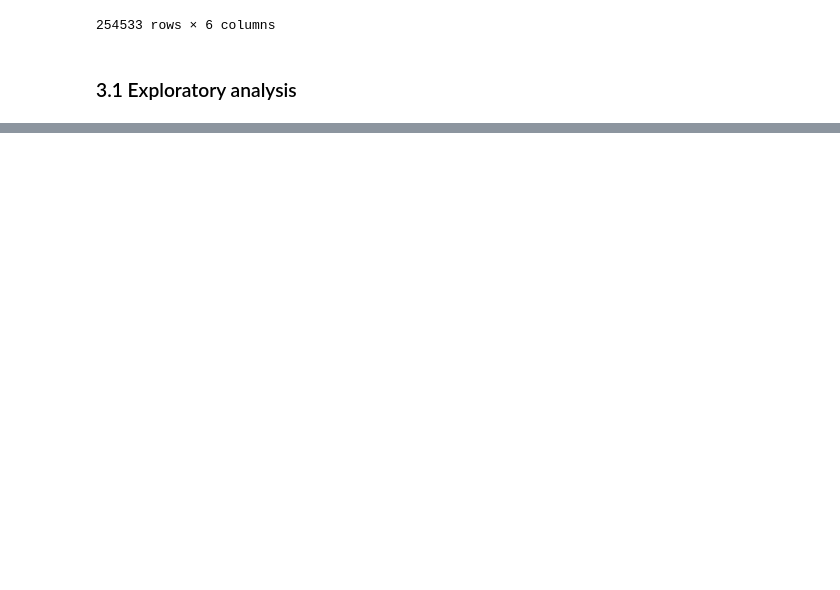
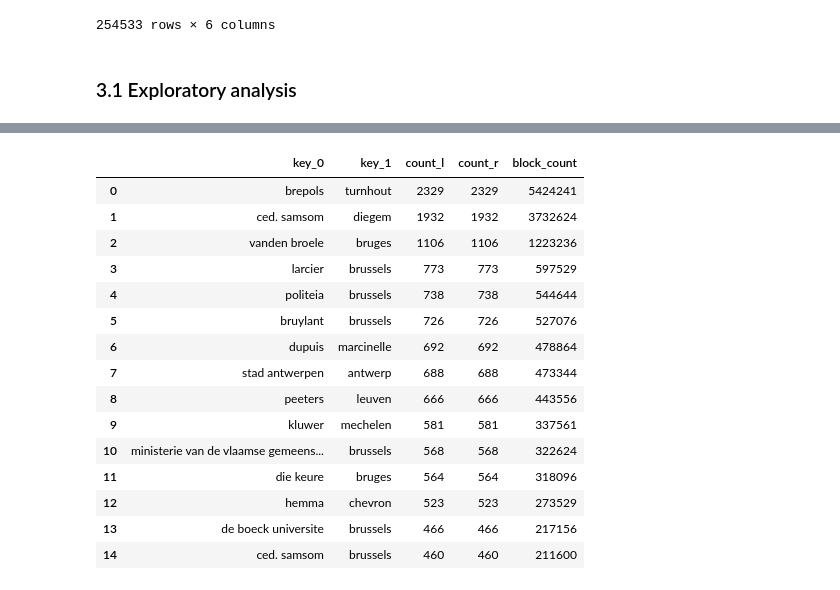
Before and after one commit to kbrbe/issn-matching, a Jupyter notebook: issn-splink-matching.ipynb, the cells around one changed output, grey strips where cells are left out. Drawn from its saved outputs; the diff is of its cells as text; code cells hidden in the pictures; blank space fills up the shorter version.

```diff
--- a/issn-splink-matching.ipynb
+++ b/issn-splink-matching.ipynb
@@ -475,0 +506,28 @@ This example blocking rule "publisher", "place" makes sense in our case, a publi
+# %%
+dfMatching.loc[dfMatching['publisher'] == 'ced-samsom', 'publisher'] = 'ced. samsom'
+# %%
+result = n_largest_blocks(    table_or_tables=dfMatching,
+    blocking_rule= block_on("publisher", "place"),
+    link_type="dedupe_only",
+    db_api=db_api,
+    n_largest=15
+    )
+
+result.as_pandas_dataframe()
+# %% [output]
+|  | key_0 | key_1 | count_l | count_r | block_count |
+| 0 | brepols | turnhout | 2329 | 2329 | 5424241 |
+| 1 | ced. samsom | diegem | 1932 | 1932 | 3732624 |
+| 2 | vanden broele | bruges | 1106 | 1106 | 1223236 |
+| 3 | larcier | brussels | 773 | 773 | 597529 |
+| 4 | politeia | brussels | 738 | 738 | 544644 |
+| 5 | bruylant | brussels | 726 | 726 | 527076 |
+| 6 | dupuis | marcinelle | 692 | 692 | 478864 |
+| 7 | stad antwerpen | antwerp | 688 | 688 | 473344 |
+| 8 | peeters | leuven | 666 | 666 | 443556 |
+| 9 | kluwer | mechelen | 581 | 581 | 337561 |
+| 10 | ministerie van de vlaamse gemeens... | brussels | 568 | 568 | 322624 |
+| 11 | die keure | bruges | 564 | 564 | 318096 |
+| 12 | hemma | chevron | 523 | 523 | 273529 |
+| 13 | de boeck universite | brussels | 466 | 466 | 217156 |
+| 14 | ced. samsom | brussels | 460 | 460 | 211600 |
```
Also changed, not shown: parts of 24 cells of this notebook, 1 other file.
